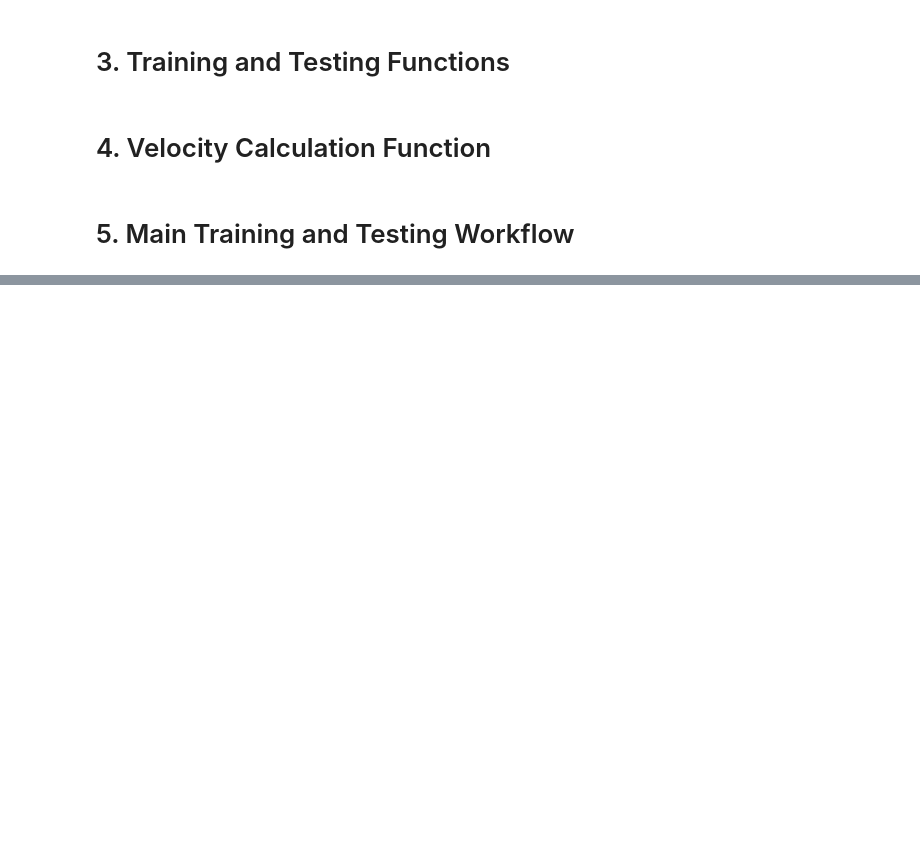
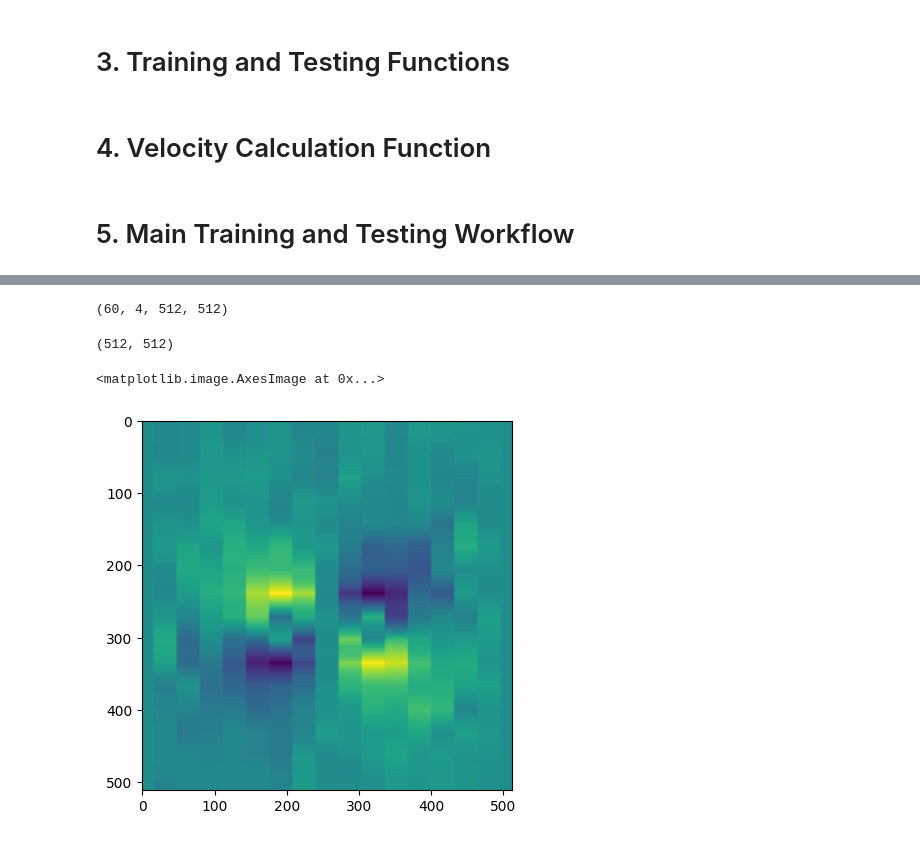
Before and after one commit to jackyvava/SR_waveFunction, a Jupyter notebook: code_11_14.ipynb, the cells around one changed output, grey strips where cells are left out. Cells and saved outputs as stored; diff of their text form; code cells hidden in the pictures; blank space fills up the shorter version.

```diff
--- a/code_11_14.ipynb
+++ b/code_11_14.ipynb
@@ -366,0 +623,24 @@ Test Loss: 0.1904, Test Accuracy: 0.5239
+# %%
+train_predictions.shape
+# %% [output]
+(60, 4, 512, 512)
+# %%
+psi1_real = train_predictions[0,0,:,:]
+psi1_imag = train_predictions[0,1,:,:]
+
+psi2_real = train_predictions[0,2,:,:]
+psi2_imag = train_predictions[0,3,:,:]
+# %%
+psi_real = np.array([psi1_real, psi2_real])
+psi_imag = np.array([psi1_imag, psi2_imag])
+# %%
+ux, uy = calculate_velocity(psi_real, psi_imag)
+# %%
+ux.shape
+# %% [output]
+(512, 512)
+# %%
+plt.imshow(ux)
+# %% [output]
+<matplotlib.image.AxesImage at 0x...>
+[figure, added]
```
Also changed, not shown: parts of 11 cells of this notebook, 2 other files.
